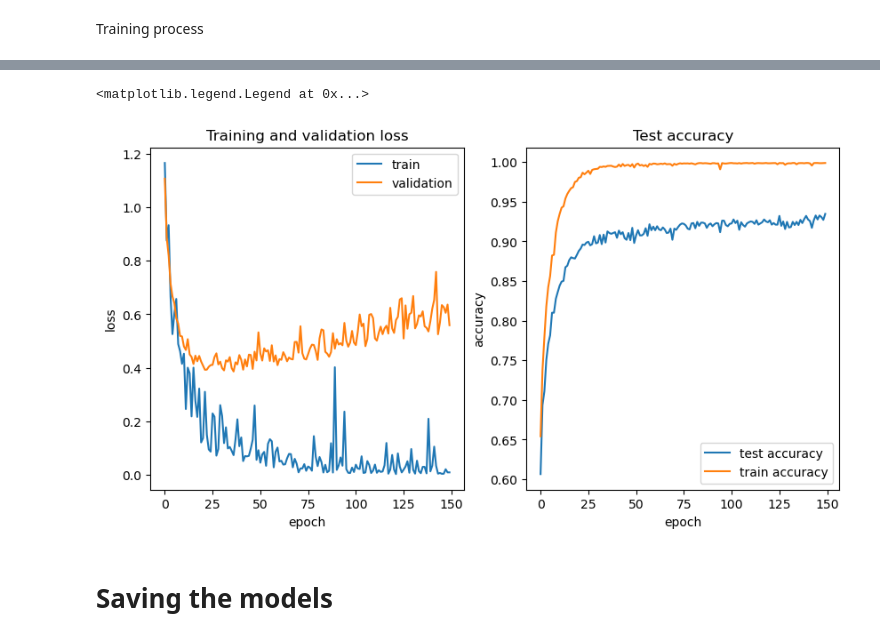
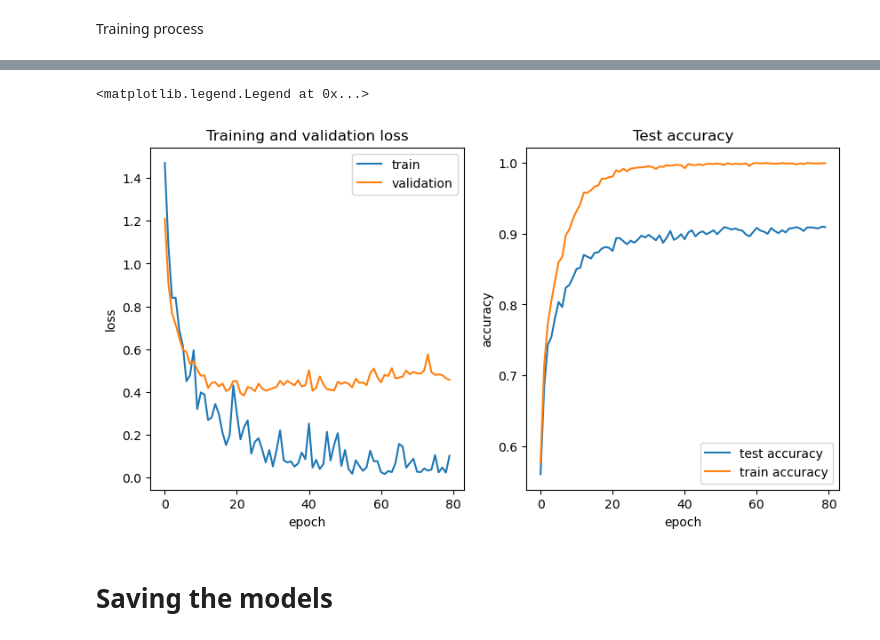
Before and after one commit to gabricarr/Naml-project, a Jupyter notebook: 3s_dataset_Neural_Network.ipynb, the cells around one changed output, grey strips where cells are left out. Cells and saved outputs as stored; diff of their text form; code cells hidden in the pictures.

Commit message:
Changed optimiziers from RMSProp to Adam

```diff
--- a/3s_dataset_Neural_Network.ipynb
+++ b/3s_dataset_Neural_Network.ipynb
@@ -199,7 +199,7 @@ NeuralNetwork(
 Here we choose the optimizers
 # %%
 loss_fn = nn.CrossEntropyLoss()
-optimizer = torch.optim.RMSprop(model.parameters(), lr=1e-3)#, weight_decay=1e-4)
+optimizer = torch.optim.Adam(model.parameters(), lr=1e-3)#, weight_decay=1e-4)
 # %% [markdown]
 Training loop: the model makes predictions on the training dataset (fed to it in batches), and
 backpropagates the prediction error to adjust the model's parameters.  (code from the official pytorch tutorials)
@@ -270,7 +270,7 @@ def test_accuracy(dataloader, model):
 # %% [markdown]
 Training process
 # %%
-epochs = 150
+epochs = 80
 
 # Histories
 train_history = list()
@@ -333,5 +333,5 @@ Done!
 <matplotlib.legend.Legend at 0x...>
-[figure, old version]
+[figure, new version]
 # %% [markdown]
 # Saving the models
 # %% [markdown]
```
Also changed, not shown: parts of 1 cell of this notebook, 3 other files.
